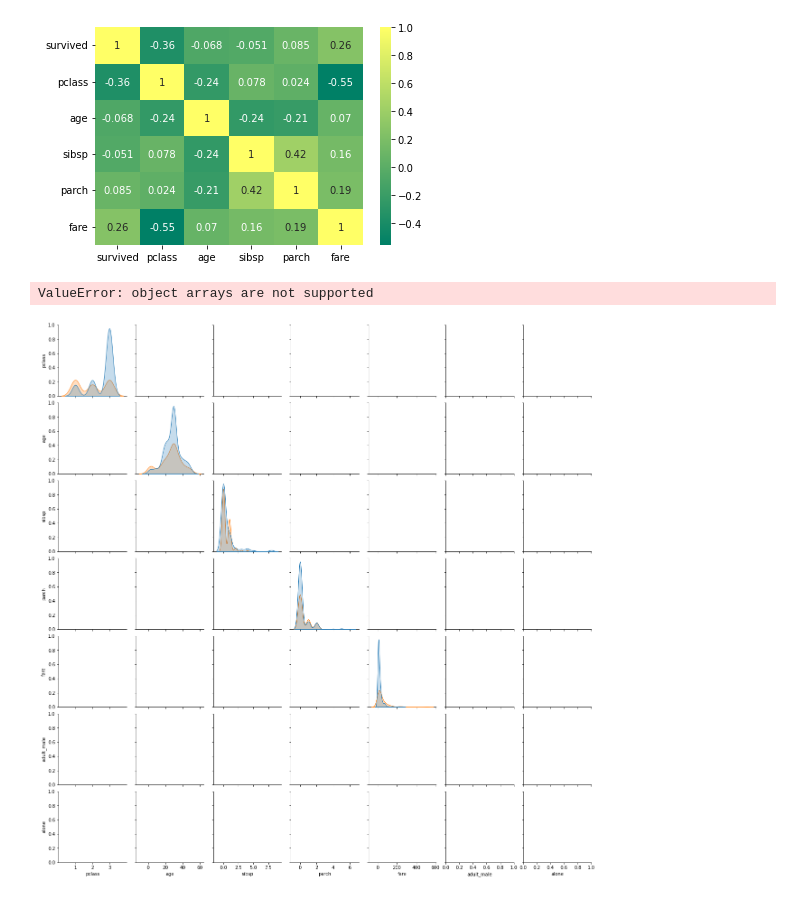
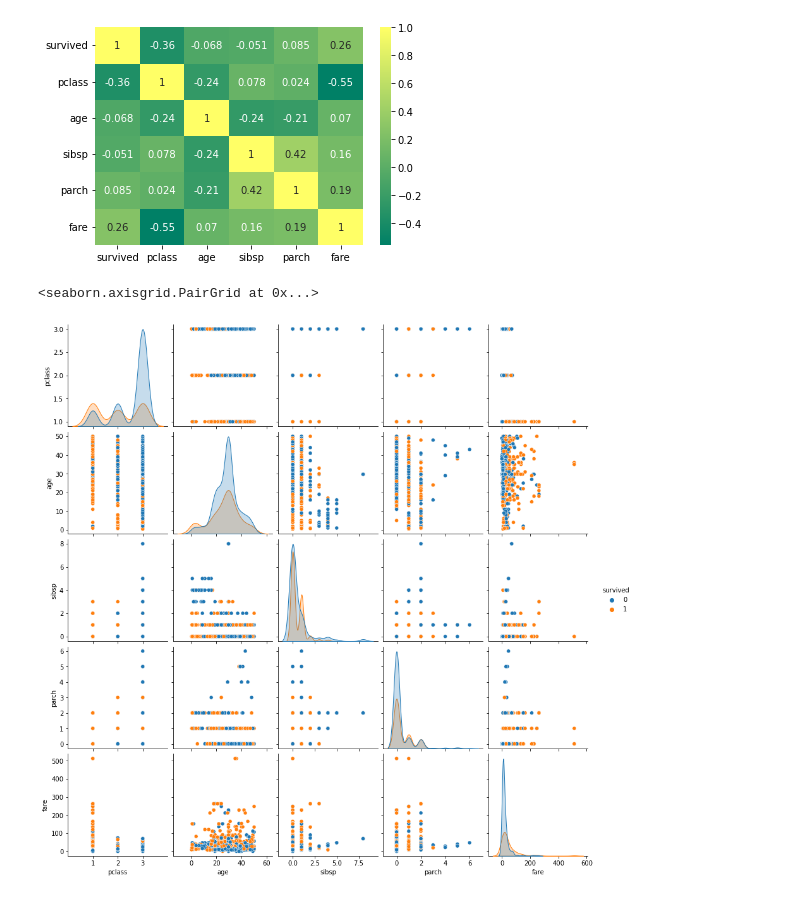
Before and after one commit to skills-cogrammar/C7-Lecture-Backpack, a Jupyter notebook: 3 - Data Science (DS)/Week 05/4 - Thursday/Dataframe_visualisation.ipynb, the cells around one changed output. Drawn from its saved outputs; the diff is of its cells as text; code cells hidden in the pictures.

```diff
--- a/3 - Data Science (DS)/Week 05/4 - Thursday/Dataframe_visualisation.ipynb
+++ b/3 - Data Science (DS)/Week 05/4 - Thursday/Dataframe_visualisation.ipynb
@@ -207,7 +207,7 @@ sns.heatmap(corr,annot=True,cmap='summer')
 <AxesSubplot:>
 [figure]
 # %%
-sns.pairplot(df,hue='survived')
+sns.pairplot(df_num,hue='survived')
 # %% [output]
-ValueError: object arrays are not supported
+<seaborn.axisgrid.PairGrid at 0x...>
-[figure, old version]
+[figure, new version]
```
